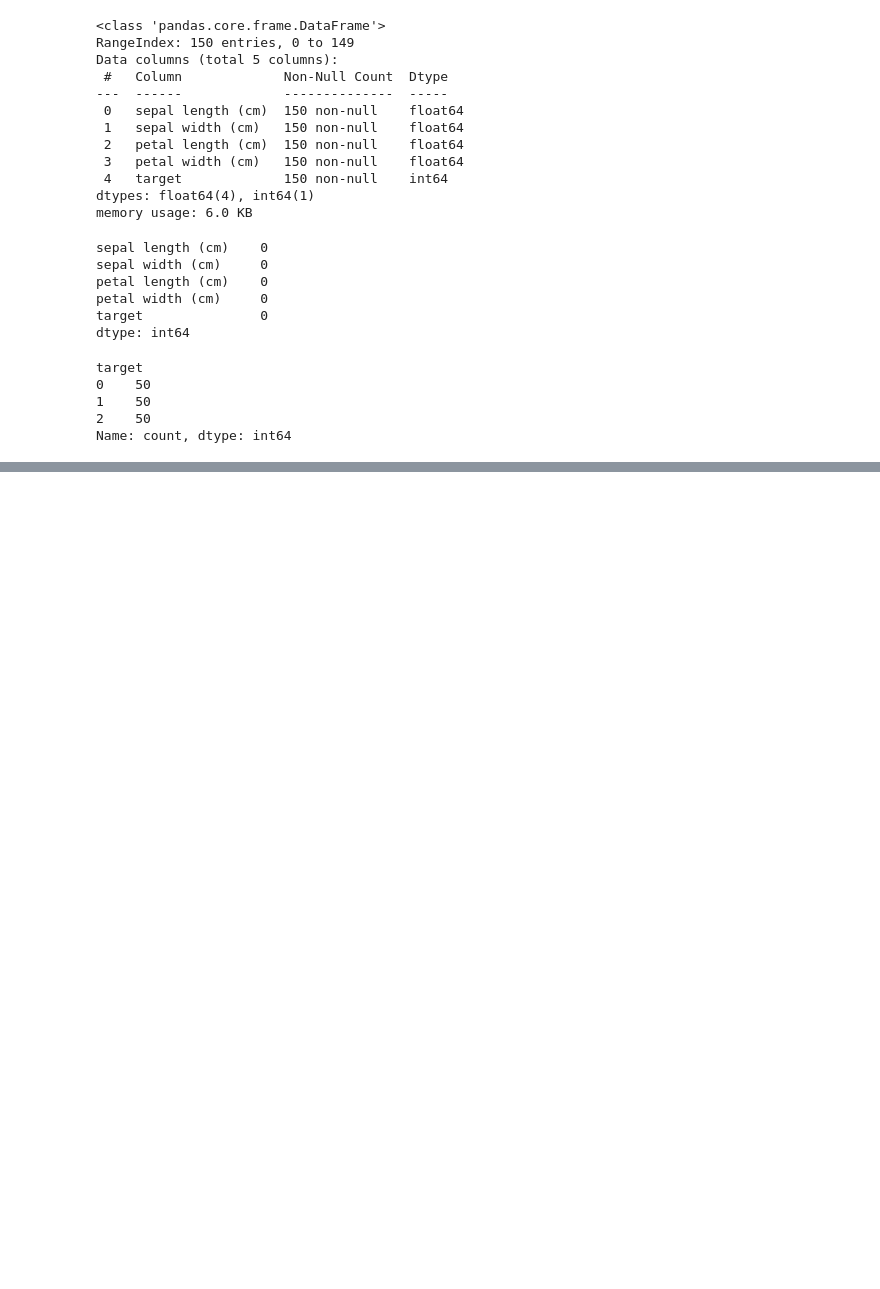
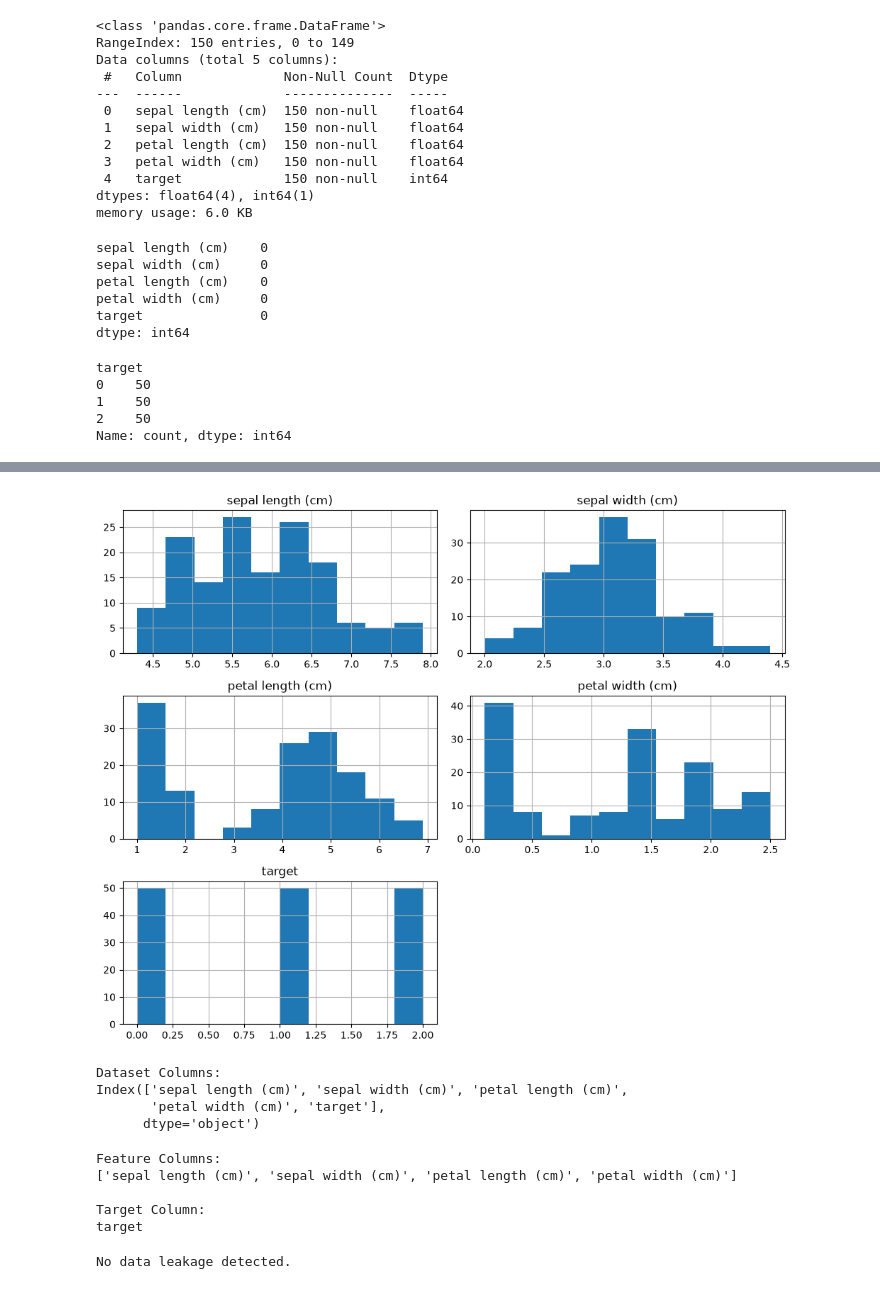
Before and after one commit to Kaushik0107/PlaceMux_Phase1, a Jupyter notebook: notebooks/starter.ipynb, the cells around one changed output, grey strips where cells are left out. Saved outputs shown, nothing was run; the diff lists cells and outputs as text; code cells hidden in the pictures; blank space fills up the shorter version.

```diff
--- a/notebooks/starter.ipynb
+++ b/notebooks/starter.ipynb
@@ -77,0 +275,40 @@ Name: count, dtype: int64
+# %%
+import matplotlib.pyplot as plt
+
+df.hist(figsize=(10, 8))
+
+plt.tight_layout()
+
+plt.show()
+# %% [output]
+[figure, added]
+# %%
+print("Dataset Columns:")
+print(df.columns)
+# %% [output]
+Dataset Columns:
+Index(['sepal length (cm)', 'sepal width (cm)', 'petal length (cm)',
+       'petal width (cm)', 'target'],
+      dtype='object')
+# %%
+X = df.drop("target", axis=1)
+y = df["target"]
+
+print("Feature Columns:")
+print(X.columns.tolist())
+
+print("\nTarget Column:")
+print(y.name)
+# %% [output]
+Feature Columns:
+['sepal length (cm)', 'sepal width (cm)', 'petal length (cm)', 'petal width (cm)']
+
+Target Column:
+target
+# %%
+if "target" in X.columns:
+    print("Warning: Data leakage detected!")
+else:
+    print("No data leakage detected.")
+# %% [output]
+No data leakage detected.
```
Also changed, not shown: parts of 37 cells of this notebook.
